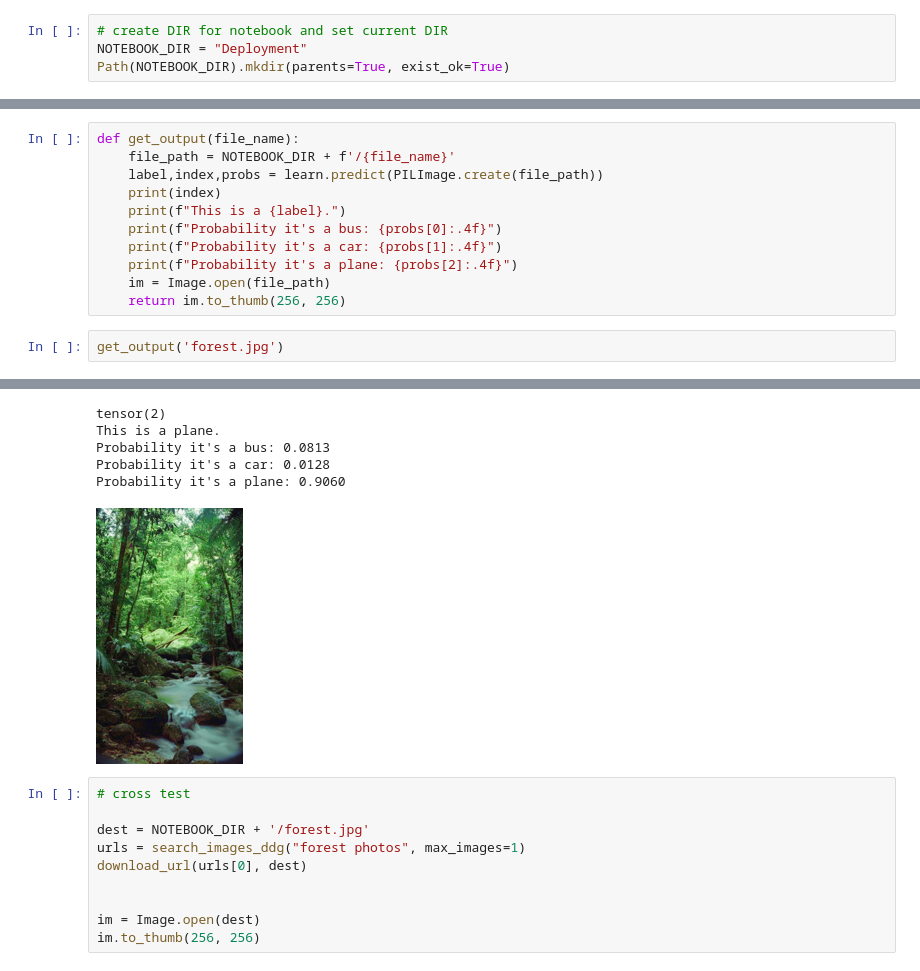
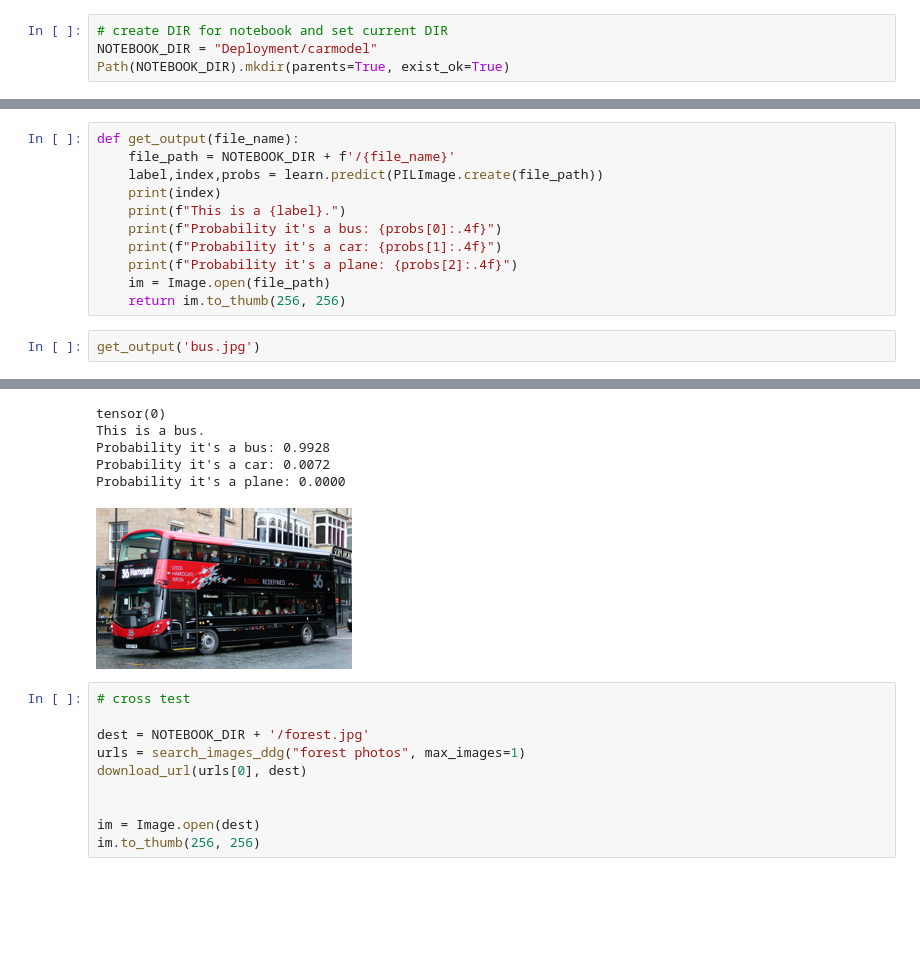
Before and after one commit to sachinrcz/deeplearning, a Jupyter notebook: Is it a car or plane?.ipynb, the cells around one changed output, grey strips where cells are left out. Saved outputs shown, nothing was run; the diff lists cells and outputs as text; blank space fills up the shorter version.

```diff
--- a/Is it a car or plane?.ipynb
+++ b/Is it a car or plane?.ipynb
@@ -29,7 +29,7 @@ def search_images_ddg(term, max_images=200):
     return L(urls)[:max_images]
 # %%
 # create DIR for notebook and set current DIR
-NOTEBOOK_DIR = "Deployment"
+NOTEBOOK_DIR = "Deployment/carmodel"
 Path(NOTEBOOK_DIR).mkdir(parents=True, exist_ok=True)
 # %%
 from fastdownload import download_url
@@ -136,15 +145,15 @@ def get_output(file_name):
     im = Image.open(file_path)
     return im.to_thumb(256, 256)
 # %%
-get_output('forest.jpg')
+get_output('bus.jpg')
 # %% [output]
 [interactive output not drawn]
-tensor(2)
-This is a plane.
-Probability it's a bus: 0.0813
-Probability it's a car: 0.0128
-Probability it's a plane: 0.9060
+tensor(0)
+This is a bus.
+Probability it's a bus: 0.9928
+Probability it's a car: 0.0072
+Probability it's a plane: 0.0000
-[figure, old version]
+[figure, new version]
 # %%
 # cross test
 
```
Also changed, not shown: parts of 8 cells of this notebook, 3 other files.
